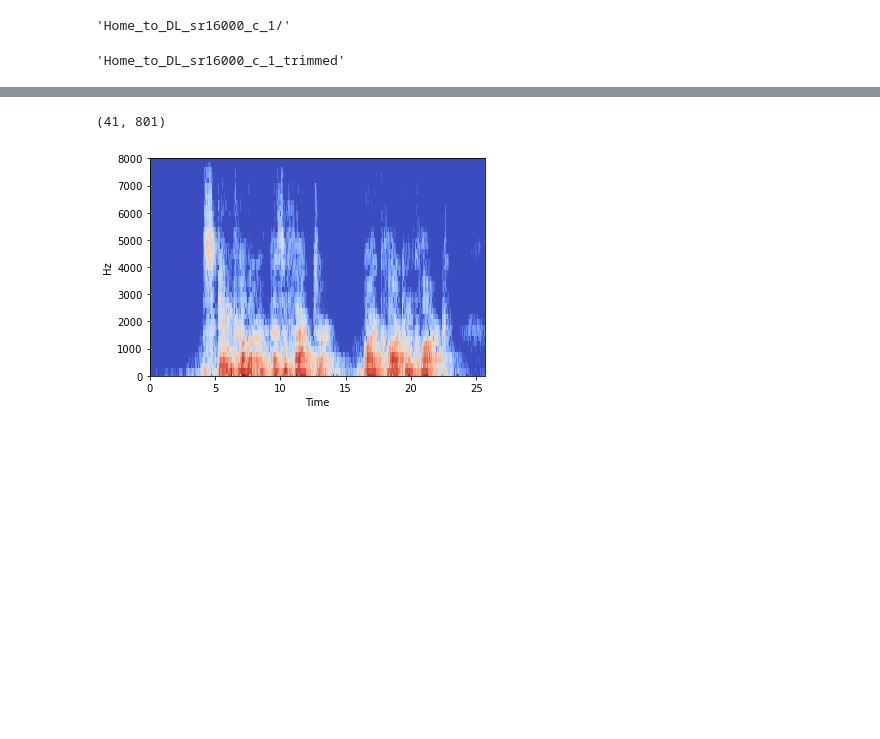
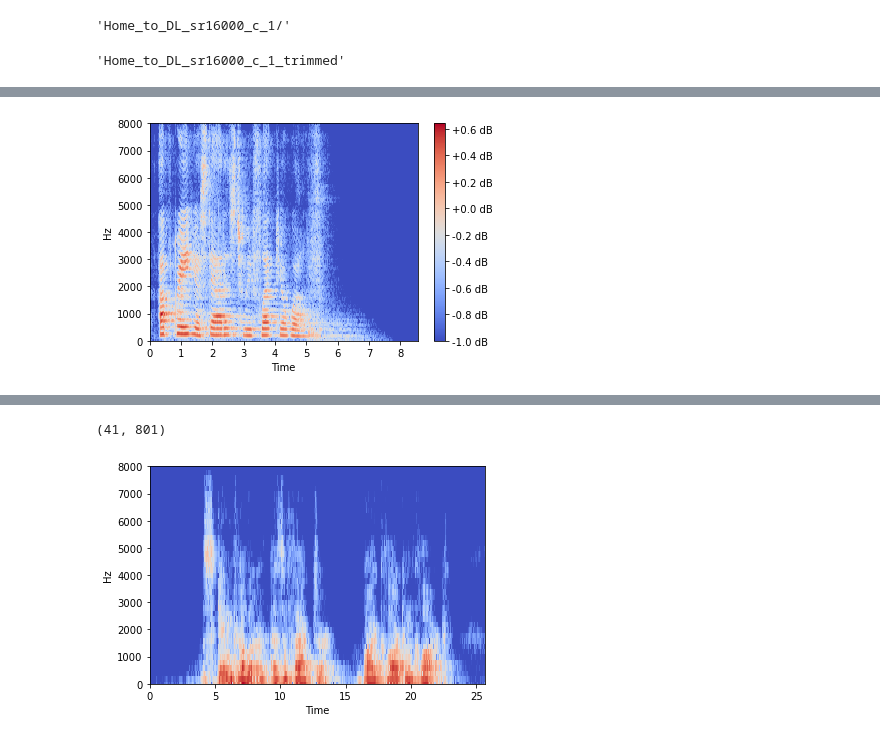
Before and after one commit to polocallens/room-acoustic-characterization, a Jupyter notebook: Notebooks/mfcc_plot_preprocess_analysis.ipynb, the cells around one changed output, grey strips where cells are left out. Cells and saved outputs as stored; diff of their text form; code cells hidden in the pictures; blank space fills up the shorter version.

```diff
--- a/Notebooks/mfcc_plot_preprocess_analysis.ipynb
+++ b/Notebooks/mfcc_plot_preprocess_analysis.ipynb
@@ -40,0 +85,11 @@ trim_silence_dir('Home_to_DL_sr16000_c_1/')
+# %%
+import pickle
+with open ('datasets/thesis/train/speech/timit_4s/logspectrogram/0_5UnderpassValencia/'+sample+'.pkl','rb') as f:
+    a = pickle.load(f)
+f.close()
+librosa.display.specshow(a, y_axis='linear', x_axis='time', sr=16000)
+a.shape
+plt.colorbar(format="%+2.1f dB")
+plt.savefig('rev_speech.png')
+# %% [output]
+[figure, added]
```
Also changed, not shown: parts of 10 cells of this notebook, 1 other file.
